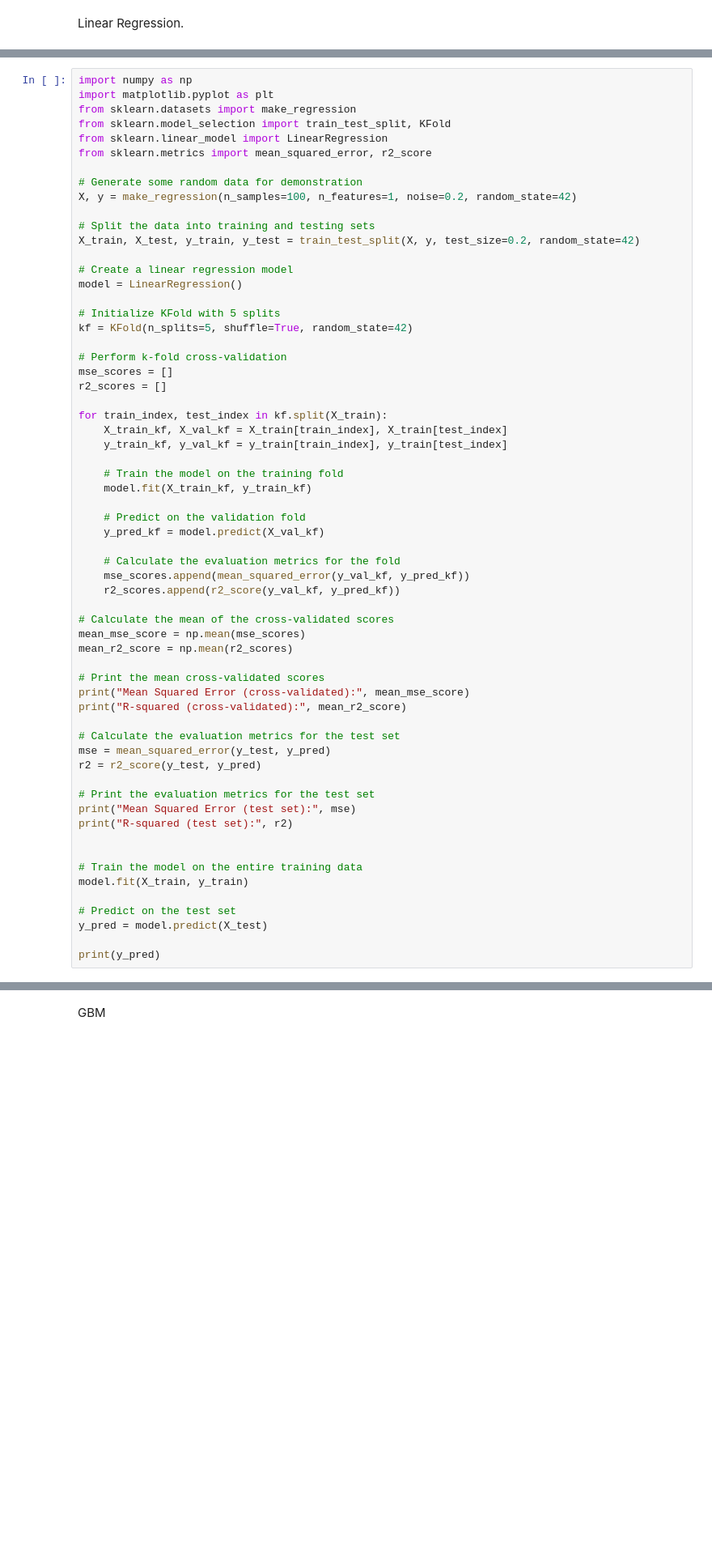
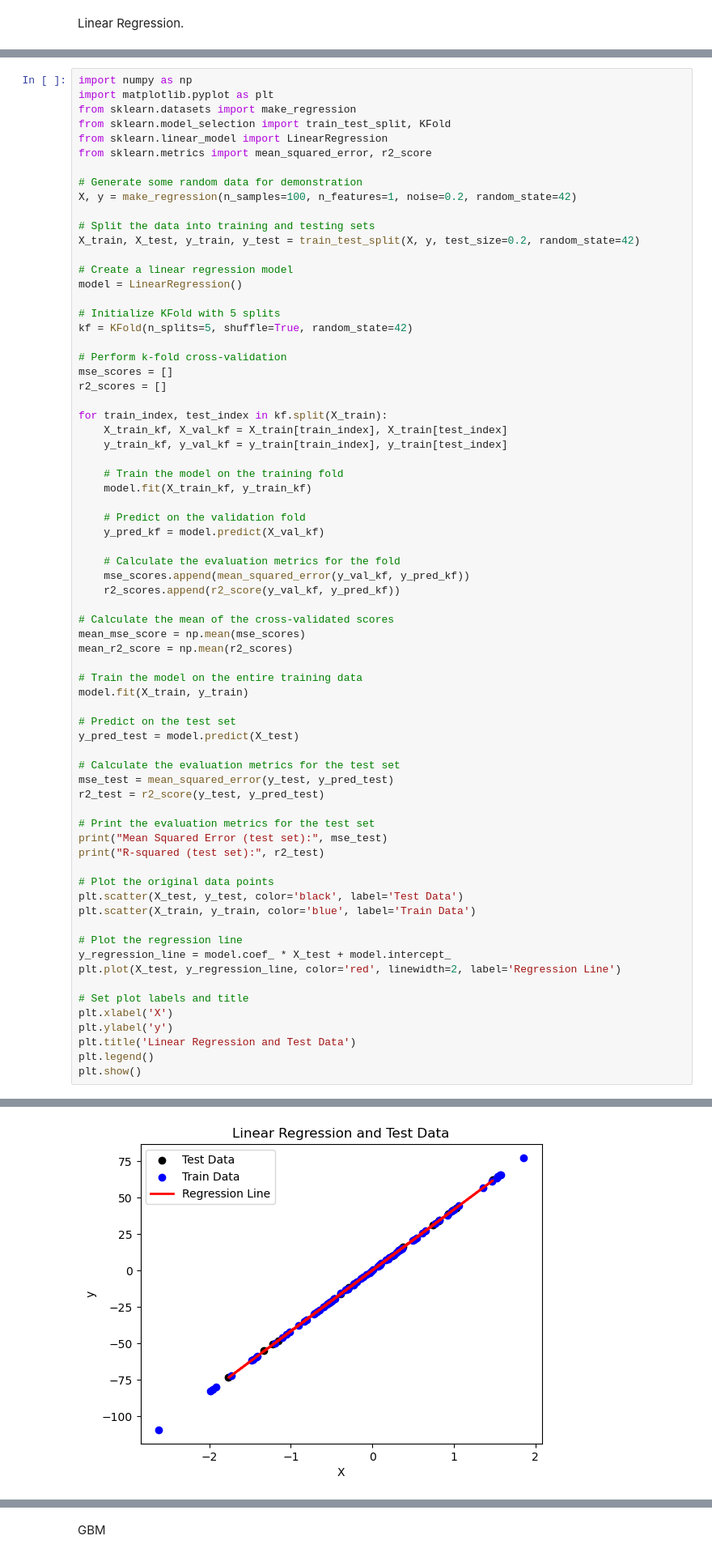
Before and after one commit to Babreucosta/CA2_Strategic_Thinking, a Jupyter notebook: CA 2 Strategic Thinking.ipynb, the cells around one changed output, grey strips where cells are left out. Shown at 81% size. Saved outputs shown, nothing was run; the diff lists cells and outputs as text; blank space fills up the shorter version.

```diff
--- a/CA 2 Strategic Thinking.ipynb
+++ b/CA 2 Strategic Thinking.ipynb
@@ -170,24 +169,32 @@ for train_index, test_index in kf.split(X_train):
 mean_mse_score = np.mean(mse_scores)
 mean_r2_score = np.mean(r2_scores)
 
-# Print the mean cross-validated scores
-print("Mean Squared Error (cross-validated):", mean_mse_score)
-print("R-squared (cross-validated):", mean_r2_score)
-
-# Calculate the evaluation metrics for the test set
-mse = mean_squared_error(y_test, y_pred)
-r2 = r2_score(y_test, y_pred)
-
-# Print the evaluation metrics for the test set
-print("Mean Squared Error (test set):", mse)
-print("R-squared (test set):", r2)
-
-
 # Train the model on the entire training data
 model.fit(X_train, y_train)
 
 # Predict on the test set
-y_pred = model.predict(X_test)
+y_pred_test = model.predict(X_test)
 
-print(y_pred)
+# Calculate the evaluation metrics for the test set
+mse_test = mean_squared_error(y_test, y_pred_test)
+r2_test = r2_score(y_test, y_pred_test)
+
+# Print the evaluation metrics for the test set
+print("Mean Squared Error (test set):", mse_test)
+print("R-squared (test set):", r2_test)
+
+# Plot the original data points
+plt.scatter(X_test, y_test, color='black', label='Test Data')
+plt.scatter(X_train, y_train, color='blue', label='Train Data')
+
+# Plot the regression line
+y_regression_line = model.coef_ * X_test + model.intercept_
+plt.plot(X_test, y_regression_line, color='red', linewidth=2, label='Regression Line')
+
+# Set plot labels and title
+plt.xlabel('X')
+plt.ylabel('y')
+plt.title('Linear Regression and Test Data')
+plt.legend()
+plt.show()
 # %% [output]
@@ -201,0 +203 @@ R-squared (test set): 0.9999701457341349
+[figure, added]
```
Also changed, not shown: parts of 40 cells of this notebook.
